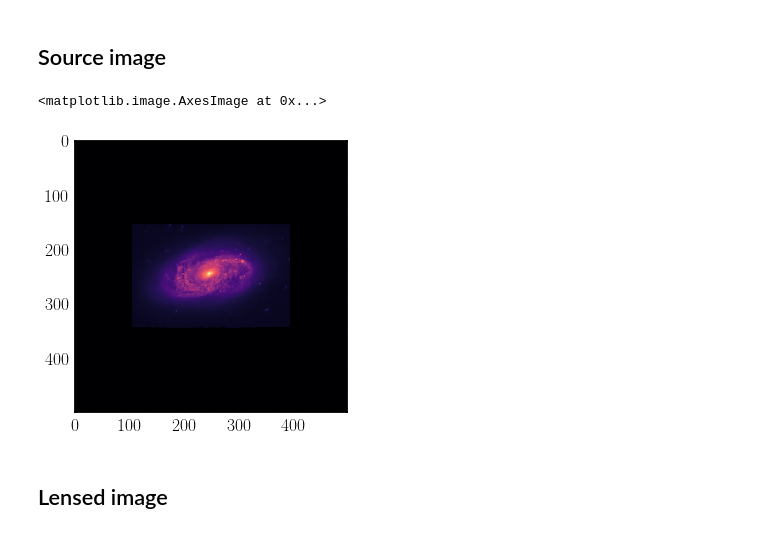
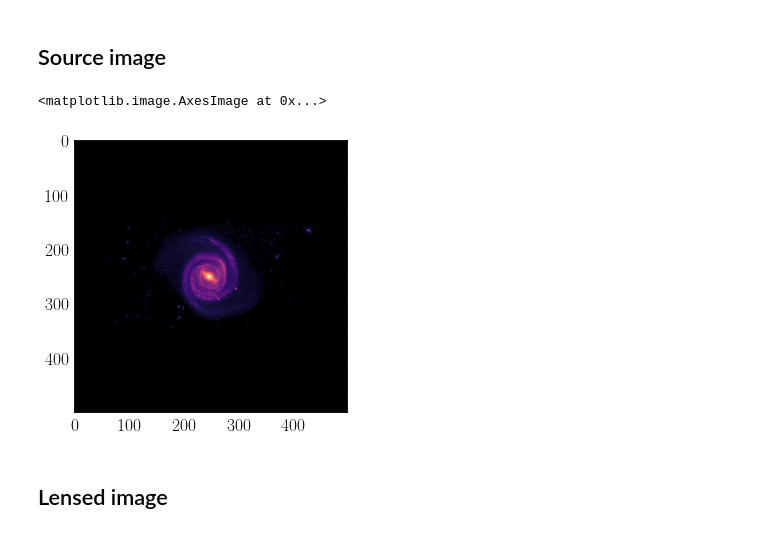
Before and after one commit to smsharma/lensing-neural-fields, a Jupyter notebook: notebooks/nerf_probabilistic.ipynb, the cells around one changed output. Saved outputs shown, nothing was run; the diff lists cells and outputs as text; code cells hidden in the pictures.

```diff
--- a/notebooks/nerf_probabilistic.ipynb
+++ b/notebooks/nerf_probabilistic.ipynb
@@ -117,25 +92,37 @@ from skimage.transform import rescale, resize, downscale_local_mean
 from urllib import request
 # %%
-galaxy_url = "https://cdn.spacetelescope.org/archives/images/large/potw2015a.jpg"
-galaxy_name = "NGC2906"
+# galaxy_url = "https://cdn.spacetelescope.org/archives/images/large/potw2015a.jpg"
+# galaxy_name = "NGC2906"
+
+# galaxy_url = "https://cdn.spacetelescope.org/archives/images/large/opo0501a.jpg"
+# galaxy_name = "NGC1300"
+
+galaxy_url = "https://cdn.spacetelescope.org/archives/images/large/potw1801a.jpg"
+galaxy_name = "UGC6093"
+
 
 if not os.path.exists("{}/galaxy_images/{}.jpg".format(data_dir, galaxy_name)):
     request.urlretrieve(galaxy_url, "{}/galaxy_images/{}.jpg".format(data_dir, galaxy_name))
 
 im_source = np.asarray(Image.open("{}/galaxy_images/{}.jpg".format(data_dir, galaxy_name)).convert('L'))
 
 im_source_temp = np.zeros((np.max(im_source.shape), np.max(im_source.shape)))
 im_source_temp[int(im_source.shape[1] / 2 - im_source.shape[0] / 2):int(im_source.shape[1] / 2 + im_source.shape[0] / 2), :] = im_source
 im_source = im_source_temp
 im_source = im_source - np.min(im_source)
 im_source = im_source / np.max(im_source)
-im_source = np.pad(im_source, (1024, 1024))
+if galaxy_name == "NGC1300":
+    im_source = np.pad(im_source, (1920, 1920))
+elif galaxy_name == "UGC6093":
+    im_source = np.pad(im_source, (640, 640))
+else:
+    im_source = np.pad(im_source, (1024, 1024))
 im_source = resize(im_source, (n_xy_s, n_xy_s), anti_aliasing=True)
 im_source[im_source < 0.05] = 0.
 plt.imshow(im_source , cmap=cmap)
 # %% [output]
 <matplotlib.image.AxesImage at 0x...>
-[figure, old version]
+[figure, new version]
 # %% [markdown]
 ## Lensed image
 # %%
```
Also changed, not shown: parts of 65 cells of this notebook, 16 other files.
